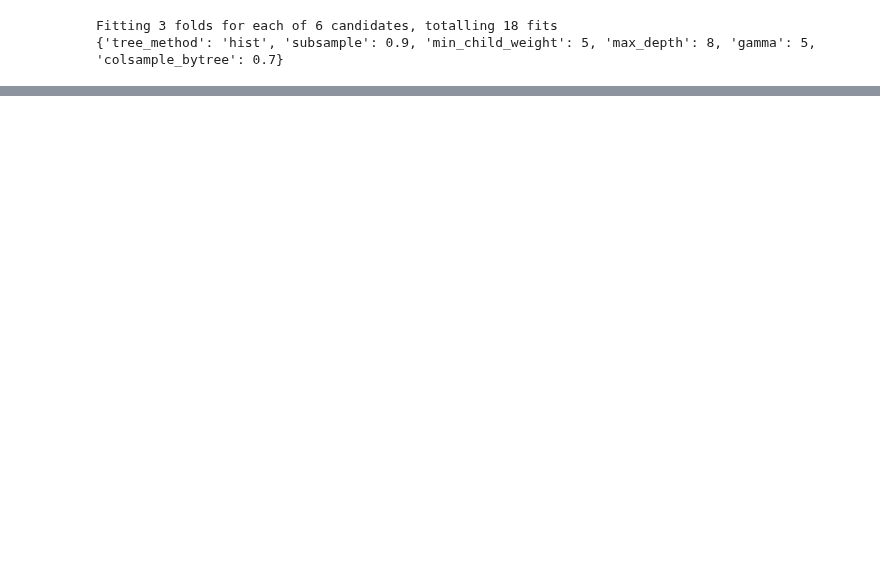
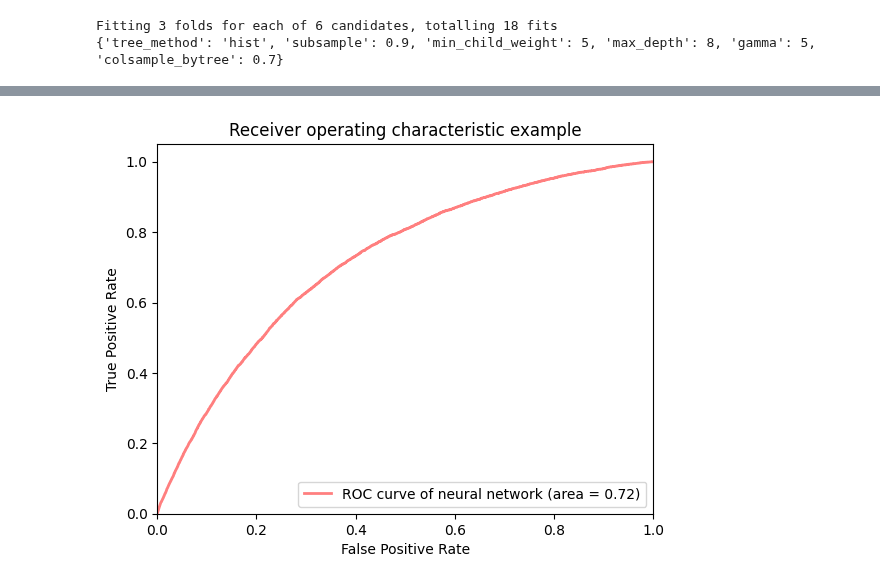
Before and after one commit to teylouniseif/ift-6758-a22, a Jupyter notebook: q5.ipynb, the cells around one changed output, grey strips where cells are left out. Saved outputs shown, nothing was run; the diff lists cells and outputs as text; code cells hidden in the pictures; blank space fills up the shorter version.

```diff
--- a/q5.ipynb
+++ b/q5.ipynb
@@ -324,15 +258,98 @@ print(grid_search(W, Y["Est_un_but"], model))
 Fitting 3 folds for each of 6 candidates, totalling 18 fits
 {'tree_method': 'hist', 'subsample': 0.9, 'min_child_weight': 5, 'max_depth': 8, 'gamma': 5, 'colsample_bytree': 0.7}
 # %%
-from comet_ml import Experiment
+from xgboost import XGBClassifier
+from sklearn.model_selection import train_test_split
+from sklearn.metrics import accuracy_score
+from utils import *
+from sklearn.metrics import precision_score, recall_score
 
-experiment = Experiment(
+
+from tensorflow import keras
+from tensorflow.keras import activations, backend, layers
+from tensorflow.keras.utils import to_categorical
+
+experiment = comet_ml.Experiment(
     api_key="uHUS5l41WlDGkxYpJJMkBaLYd",
     project_name="ift-6758-a22",
-    workspace="teylouniseifu",
+    workspace="teylouniseifu"
 )
-experiment.log_dataframe_profile(
-    df_train_val.loc[df_train_val.Game_ID == 2017021065],
-    name='wpg_v_wsh_2017021065', # keep this name
-    dataframe_format='csv' # ensure you set this flag!
+experiment.add_tags(['question6', 'neural_network'])
+
+df_train_val_params = df_train_val[['Secondes_jeu','Period_Number','X_Coordinate','Y_Coordinate','Distance','Angle','Shot_Type','Last_event_type'
+,'X_last_event','Y_last_event','Sec_from_lastEvent','Dis_from_lastEvent','Rebond','Angle_change','Vitesse', 'Est_un_but']]
+#df_train_val_params = df_train_val[["Game_Time","Period_Number", "X_Coordinate", "Y_Coordinate", "Distance", "Angle", "Rebond", "Changement_d'angle_de_tir", "Vitesse", "Time_Since_LastEvnt", "Pre_X", "Pre_type", "Pre_Y", "Dist_from_LastEvnt", "Est_un_but"]]
+df_train_val_params = df_train_val_params.copy()
+df_train_val_params = replace_nans(df_train_val_params)
+df_train_val_params = replace_infs(df_train_val_params)
+df_train_val_params["Rebond"]=df_train_val_params["Rebond"].astype("category")
+df_train_val_params["Last_event_type"]=df_train_val_params["Last_event_type"].astype("category")
+df_train_val_params["Shot_Type"]=df_train_val_params["Shot_Type"].astype("category")
+
+X = df_train_val_params[['Secondes_jeu','Period_Number','X_Coordinate','Y_Coordinate','Distance','Angle'
+,'X_last_event','Y_last_event','Sec_from_lastEvent','Dis_from_lastEvent','Angle_change','Vitesse']]
+#X = df_train_val_params[["Game_Time","Period_Number",  "X_Coordinate", "Rebond", "Pre_type", "Y_Coordinate", "Distance", "Angle", "Changement_d'angle_de_tir", "Vitesse", "Time_Since_LastEvnt", "Pre_X", "Pre_Y", "Dist_from_LastEvnt"]]
+Y = df_train_val_params[["Est_un_but"]]
+
+X_train, X_test, y_train, y_test = train_test_split(X, Y, test_size=0.33, random_state=10)
+
+inputs = keras.Input(shape=(X_train.shape[1]))
+
+inner = layers.Flatten()(inputs)
+
+inner = layers.Dense(32, activation='relu')(inner)
+inner = layers.Dense(16, activation='relu')(inner)
+inner = layers.Dense(4, activation='relu')(inner)
+
+outputs = layers.Dense(1, activation='sigmoid')(inner)
+
+model = keras.Model(inputs=inputs, outputs=outputs)
+
+model.compile(
+    optimizer=keras.optimizers.Adam(lr=1e-4),
+    loss="binary_crossentropy",
+    metrics=["accuracy", "binary_crossentropy","mean_squared_error"]
 )
+
+print(y_train)
+
+X_train=X_train.to_numpy()
+y_train=y_train.to_numpy().reshape((y_train.shape[0]))
+
+print(y_train)
+
+
+Yv = y_train[:int(y_train.shape[0]/10)]
+print(Yv)
+Xv = X_train[:int(X_train.shape[0]/10), :].astype(np.float32)
+
+Y = y_train[int(y_train.shape[0]/10):]
+X = X_train[int(X_train.shape[0]/10):, :].astype(np.float32)
+
+print(Yv)
+print(Xv.shape)
+
+history = model.fit(X,
+                    Y,
+                    batch_size=32,
+                    epochs=10,
+                    validation_data=(Xv, Yv))
+
+y_pred = model.predict(X_test)
+print(y_pred)
+y_pred=y_pred.reshape(y_pred.shape[0])
+
+predictions = [round(value) for value in y_pred]
+accuracy = accuracy_score(y_test, predictions)
+print(accuracy)
+experiment.log_metric('accuracy', accuracy)
+precision = precision_score(y_test, predictions)
+experiment.log_metric('precision', precision)
+recall = recall_score(y_test, predictions)
+experiment.log_metric('recall', recall)
+experiment.set_model_graph(model)
+
+experiment.log_model('neural network for q5', '/Users/saifkurdi-teylouni/Downloads/ift-6758-a22/q5.ipynb')
+
+create_plots(X_test, y_test.to_numpy().reshape(y_test.shape[0]), y_pred, 'of neural network', experiment)
+# %% [output]
@@ -338,0 +398 @@ experiment.log_dataframe_profile(
+[figure, added]
```
Also changed, not shown: parts of 8 cells of this notebook, 2 other files.
